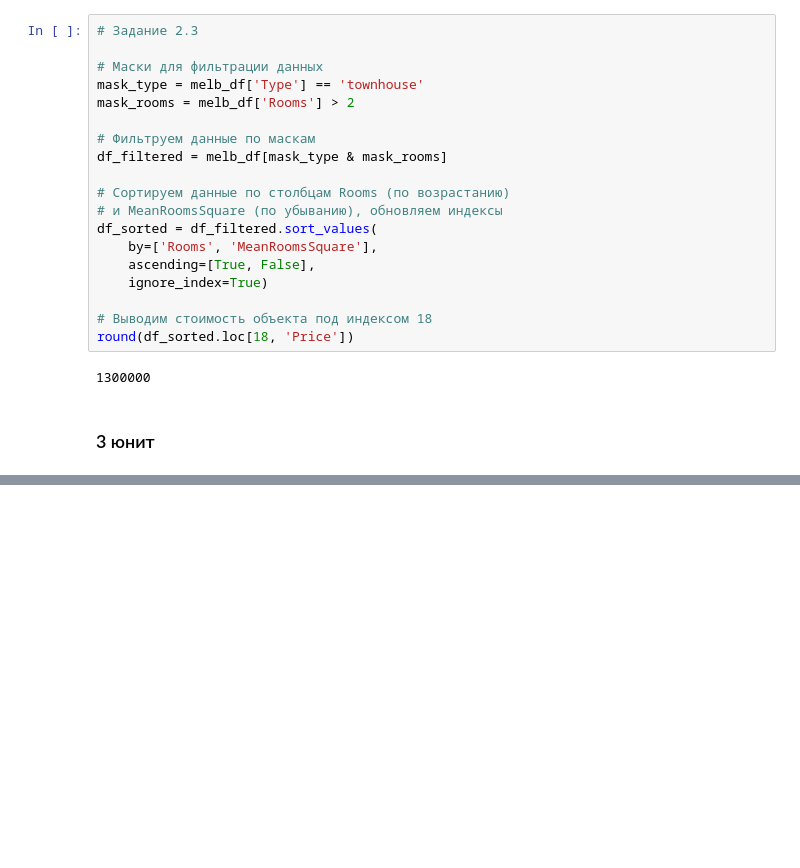
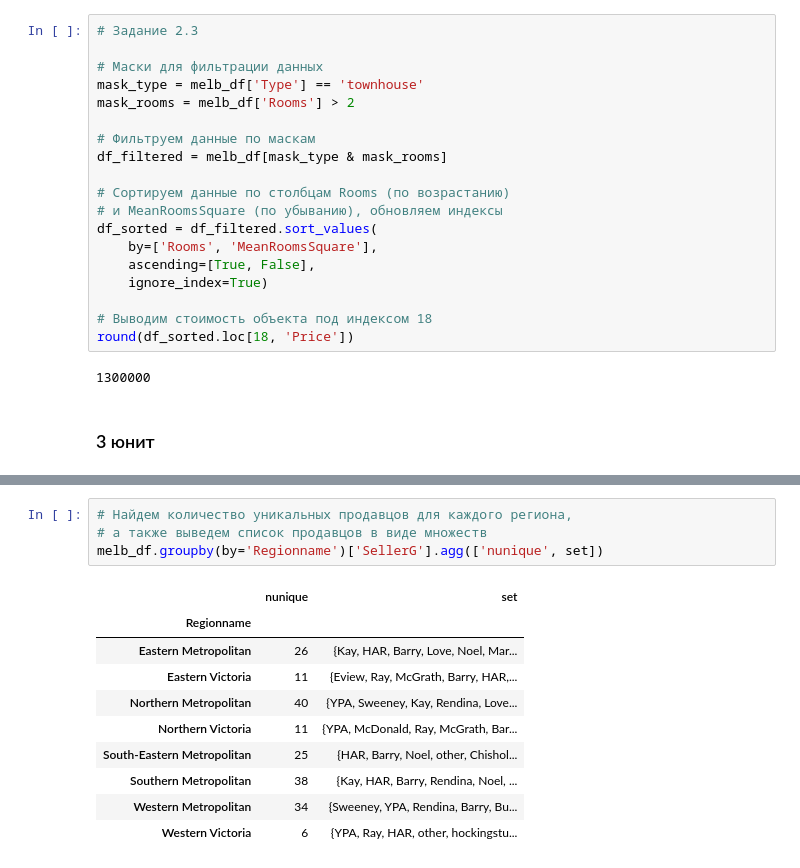
Before and after one commit to thetitorenko/sf_dspr_code, a Jupyter notebook: 01-block/05-python_12/05-python_12.ipynb, the cells around one changed output, grey strips where cells are left out. Cells and saved outputs as stored; diff of their text form; blank space fills up the shorter version.

```diff
--- a/01-block/05-python_12/05-python_12.ipynb
+++ b/01-block/05-python_12/05-python_12.ipynb
@@ -176,0 +256,15 @@ round(df_sorted.loc[18, 'Price'])
+# %%
+# Найдем количество уникальных продавцов для каждого региона,
+# а также выведем список продавцов в виде множеств
+melb_df.groupby(by='Regionname')['SellerG'].agg(['nunique', set])
+# %% [output]
+|  | nunique | set |
+| Regionname |  |  |
+| Eastern Metropolitan | 26 | {Kay, HAR, Barry, Love, Noel, Mar... |
+| Eastern Victoria | 11 | {Eview, Ray, McGrath, Barry, HAR,... |
+| Northern Metropolitan | 40 | {YPA, Sweeney, Kay, Rendina, Love... |
+| Northern Victoria | 11 | {YPA, McDonald, Ray, McGrath, Bar... |
+| South-Eastern Metropolitan | 25 | {HAR, Barry, Noel, other, Chishol... |
+| Southern Metropolitan | 38 | {Kay, HAR, Barry, Rendina, Noel, ... |
+| Western Metropolitan | 34 | {Sweeney, YPA, Rendina, Barry, Bu... |
+| Western Victoria | 6 | {YPA, Ray, HAR, other, hockingstu... |
```
Also changed, not shown: parts of 9 cells of this notebook.
